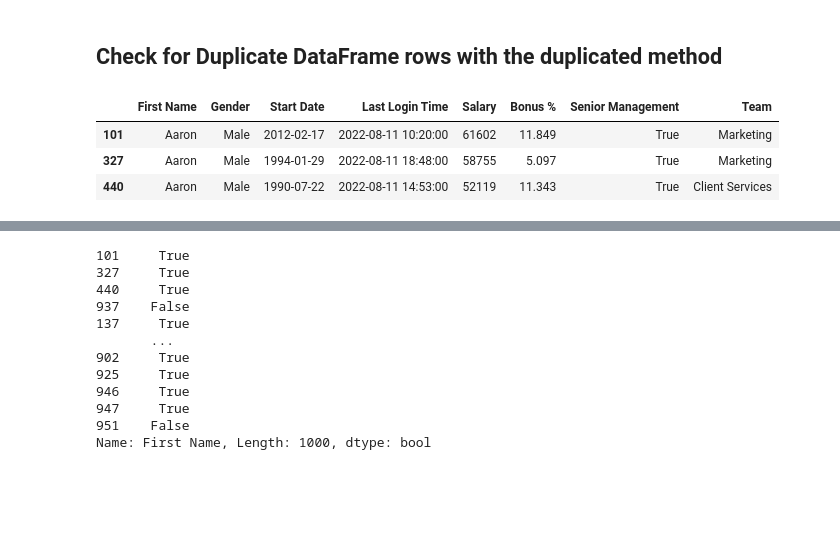
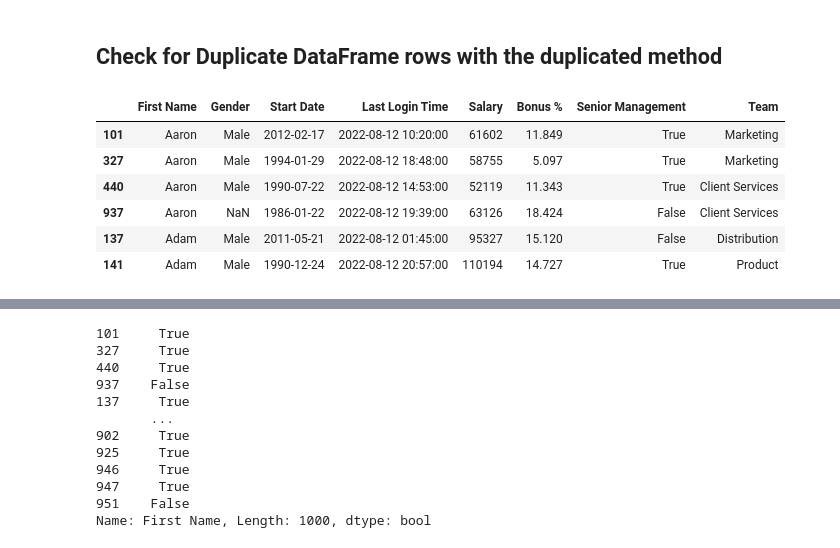
Before and after one commit to nafewprodhan/Course---Data-Analysis-with-Pandas-and-Python, a Jupyter notebook: 2_DataFrames--FilteringData.ipynb, the cells around one changed output, grey strips where cells are left out. Drawn from its saved outputs; the diff is of its cells as text; code cells hidden in the pictures; blank space fills up the shorter version.

```diff
--- a/2_dataFrames_filteringData.ipynb
+++ b/2_DataFrames--FilteringData.ipynb
@@ -494,14 +494,17 @@ df[df["Last Login Time"].between("08:30AM", "12:00PM")]  # pretty flexible -- pa
 # %%
 # extracting duplicate values let's see
 # keep="first" <-- default -- means when it sees duplicate value like Aaron for 4 times it'll count 1st Aaron as a unique value then the 3 Aaron will mark as duplicate
 # let's check is there any duplicate or not by sorting the First Name
 df.sort_values("First Name", inplace=True)
-df.head(3)
+df.head(6)
 # %% [output]
 |  | First Name | Gender | Start Date | Last Login Time | Salary | Bonus % | Senior Management | Team |
-| 101 | Aaron | Male | 2012-02-17 | 2022-08-11 10:20:00 | 61602 | 11.849 | True | Marketing |
-| 327 | Aaron | Male | 1994-01-29 | 2022-08-11 18:48:00 | 58755 | 5.097 | True | Marketing |
-| 440 | Aaron | Male | 1990-07-22 | 2022-08-11 14:53:00 | 52119 | 11.343 | True | Client Services |
+| 101 | Aaron | Male | 2012-02-17 | 2022-08-12 10:20:00 | 61602 | 11.849 | True | Marketing |
+| 327 | Aaron | Male | 1994-01-29 | 2022-08-12 18:48:00 | 58755 | 5.097 | True | Marketing |
+| 440 | Aaron | Male | 1990-07-22 | 2022-08-12 14:53:00 | 52119 | 11.343 | True | Client Services |
+| 937 | Aaron | NaN | 1986-01-22 | 2022-08-12 19:39:00 | 63126 | 18.424 | False | Client Services |
+| 137 | Adam | Male | 2011-05-21 | 2022-08-12 01:45:00 | 95327 | 15.120 | False | Distribution |
+| 141 | Adam | Male | 1990-12-24 | 2022-08-12 20:57:00 | 110194 | 14.727 | True | Product |
 # %%
 df[df["First Name"].duplicated()]
 # as we said the first aaron return as false means not duplicate but unique
```
Also changed, not shown: parts of 31 cells of this notebook, 2 other files.
